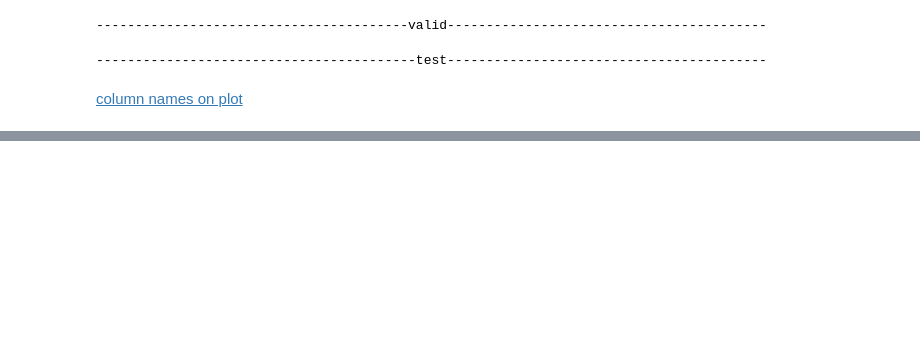
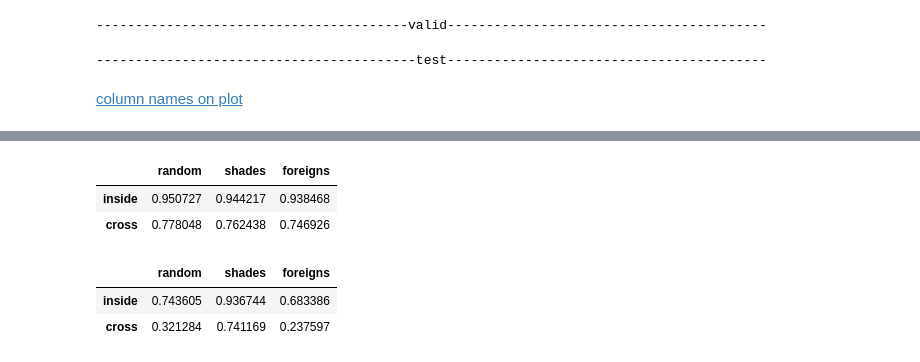
Before and after one commit to nikgr1/mex_legnet, a Jupyter notebook: visualization.ipynb, the cells around one changed output, grey strips where cells are left out. Saved outputs shown, nothing was run; the diff lists cells and outputs as text; code cells hidden in the pictures; blank space fills up the shorter version.

```diff
--- a/visualization.ipynb
+++ b/visualization.ipynb
@@ -260,0 +273,14 @@ plt.show()
+# %%
+rocs = pd.DataFrame(rocs).transpose()
+rocs
+# %% [output]
+|  | random | shades | foreigns |
+| inside | 0.950727 | 0.944217 | 0.938468 |
+| cross | 0.778048 | 0.762438 | 0.746926 |
+# %%
+prs = pd.DataFrame(prs).transpose()
+prs
+# %% [output]
+|  | random | shades | foreigns |
+| inside | 0.743605 | 0.936744 | 0.683386 |
+| cross | 0.321284 | 0.741169 | 0.237597 |
```
Also changed, not shown: parts of 9 cells of this notebook, 1 other file.
